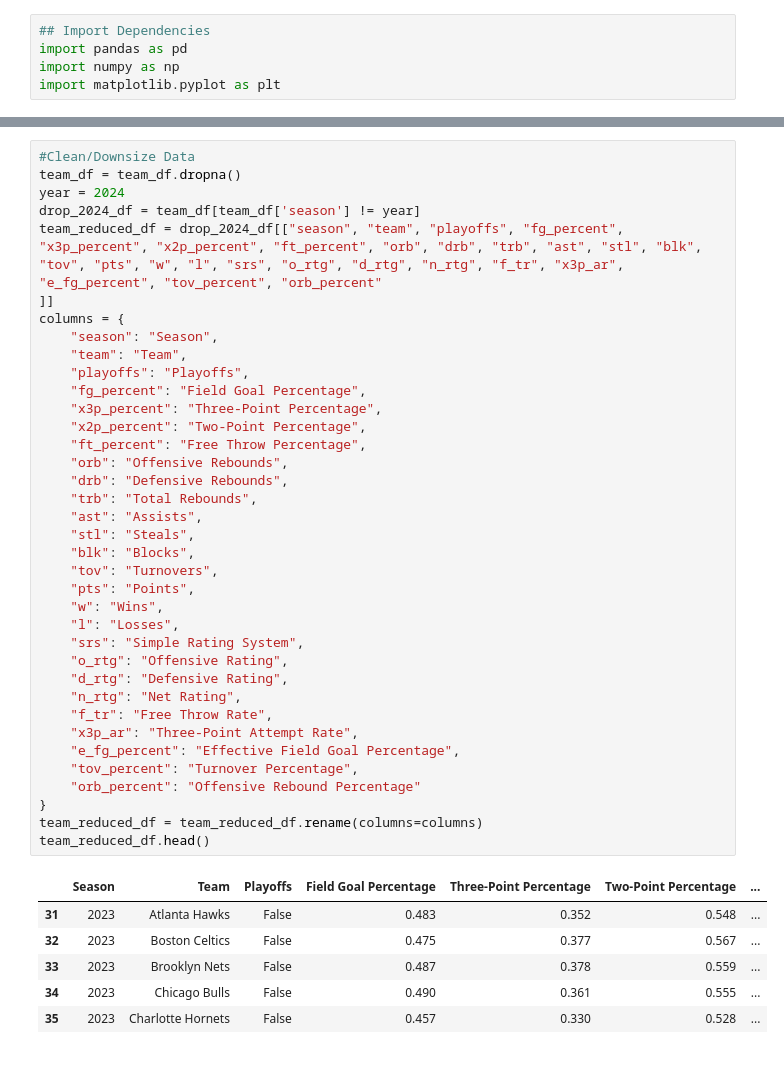
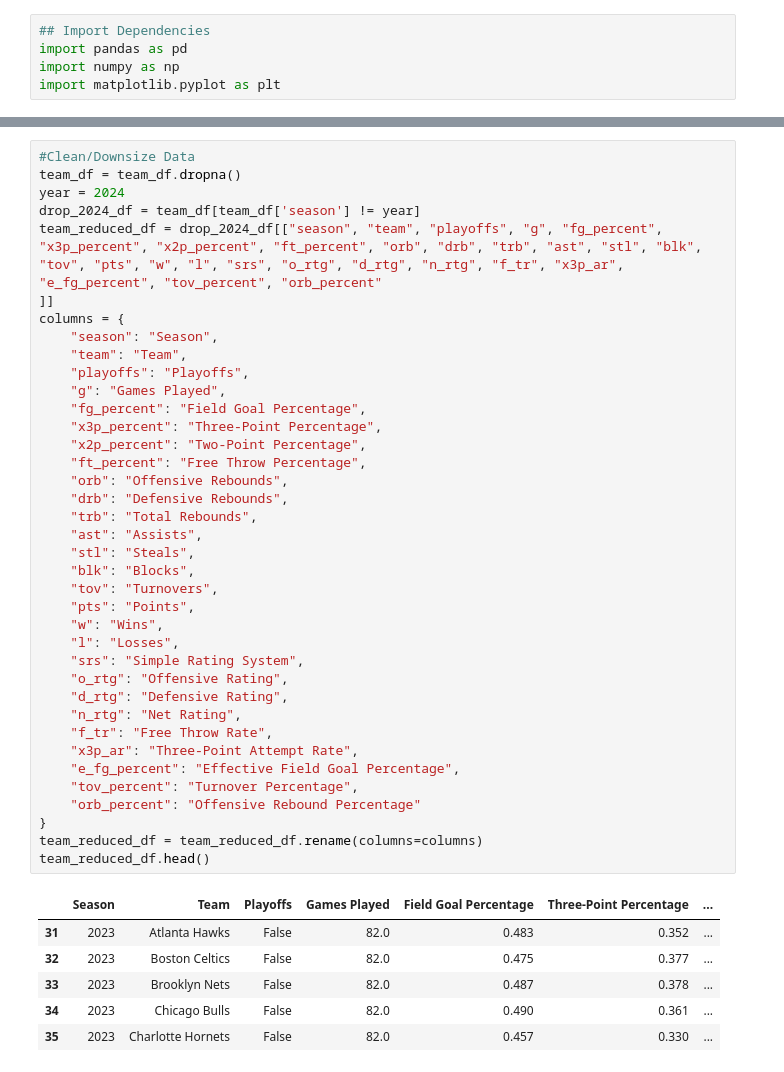
Before and after one commit to virtule/project1-group4, a Jupyter notebook: main.ipynb, the cells around one changed output, grey strips where cells are left out. Cells and saved outputs as stored; diff of their text form.

```diff
--- a/main.ipynb
+++ b/main.ipynb
@@ -15,42 +31,43 @@ pd.set_option('display.max_columns', 500)
 team_df = team_df.dropna()
 year = 2024
 drop_2024_df = team_df[team_df['season'] != year]
-team_reduced_df = drop_2024_df[["season", "team", "playoffs", "fg_percent", "x3p_percent", "x2p_percent", "ft_percent", "orb", "drb", "trb", "ast", "stl", "blk", "tov", "pts", "w", "l", "srs", "o_rtg", "d_rtg", "n_rtg", "f_tr", "x3p_ar", "e_fg_percent", "tov_percent", "orb_percent"
+team_reduced_df = drop_2024_df[["season", "team", "playoffs", "g", "fg_percent", "x3p_percent", "x2p_percent", "ft_percent", "orb", "drb", "trb", "ast", "stl", "blk", "tov", "pts", "w", "l", "srs", "o_rtg", "d_rtg", "n_rtg", "f_tr", "x3p_ar", "e_fg_percent", "tov_percent", "orb_percent"
 ]]
 columns = {
     "season": "Season",
     "team": "Team",
     "playoffs": "Playoffs",
+    "g": "Games Played",
     "fg_percent": "Field Goal Percentage",
     "x3p_percent": "Three-Point Percentage",
     "x2p_percent": "Two-Point Percentage",
     "ft_percent": "Free Throw Percentage",
     "orb": "Offensive Rebounds",
     "drb": "Defensive Rebounds",
     "trb": "Total Rebounds",
     "ast": "Assists",
     "stl": "Steals",
     "blk": "Blocks",
     "tov": "Turnovers",
     "pts": "Points",
     "w": "Wins",
     "l": "Losses",
     "srs": "Simple Rating System",
     "o_rtg": "Offensive Rating",
     "d_rtg": "Defensive Rating",
     "n_rtg": "Net Rating",
     "f_tr": "Free Throw Rate",
     "x3p_ar": "Three-Point Attempt Rate",
     "e_fg_percent": "Effective Field Goal Percentage",
     "tov_percent": "Turnover Percentage",
     "orb_percent": "Offensive Rebound Percentage"
 }
 team_reduced_df = team_reduced_df.rename(columns=columns)
 team_reduced_df.head()
 # %% [output]
-|  | Season | Team | Playoffs | Field Goal Percentage | Three-Point Percentage | Two-Point Percentage | ... |
-| 31 | 2023 | Atlanta Hawks | False | 0.483 | 0.352 | 0.548 | ... |
-| 32 | 2023 | Boston Celtics | False | 0.475 | 0.377 | 0.567 | ... |
-| 33 | 2023 | Brooklyn Nets | False | 0.487 | 0.378 | 0.559 | ... |
-| 34 | 2023 | Chicago Bulls | False | 0.490 | 0.361 | 0.555 | ... |
-| 35 | 2023 | Charlotte Hornets | False | 0.457 | 0.330 | 0.528 | ... |
+|  | Season | Team | Playoffs | Games Played | Field Goal Percentage | Three-Point Percentage | ... |
+| 31 | 2023 | Atlanta Hawks | False | 82.0 | 0.483 | 0.352 | ... |
+| 32 | 2023 | Boston Celtics | False | 82.0 | 0.475 | 0.377 | ... |
+| 33 | 2023 | Brooklyn Nets | False | 82.0 | 0.487 | 0.378 | ... |
+| 34 | 2023 | Chicago Bulls | False | 82.0 | 0.490 | 0.361 | ... |
+| 35 | 2023 | Charlotte Hornets | False | 82.0 | 0.457 | 0.330 | ... |
```
Also changed, not shown: parts of 16 cells of this notebook.
